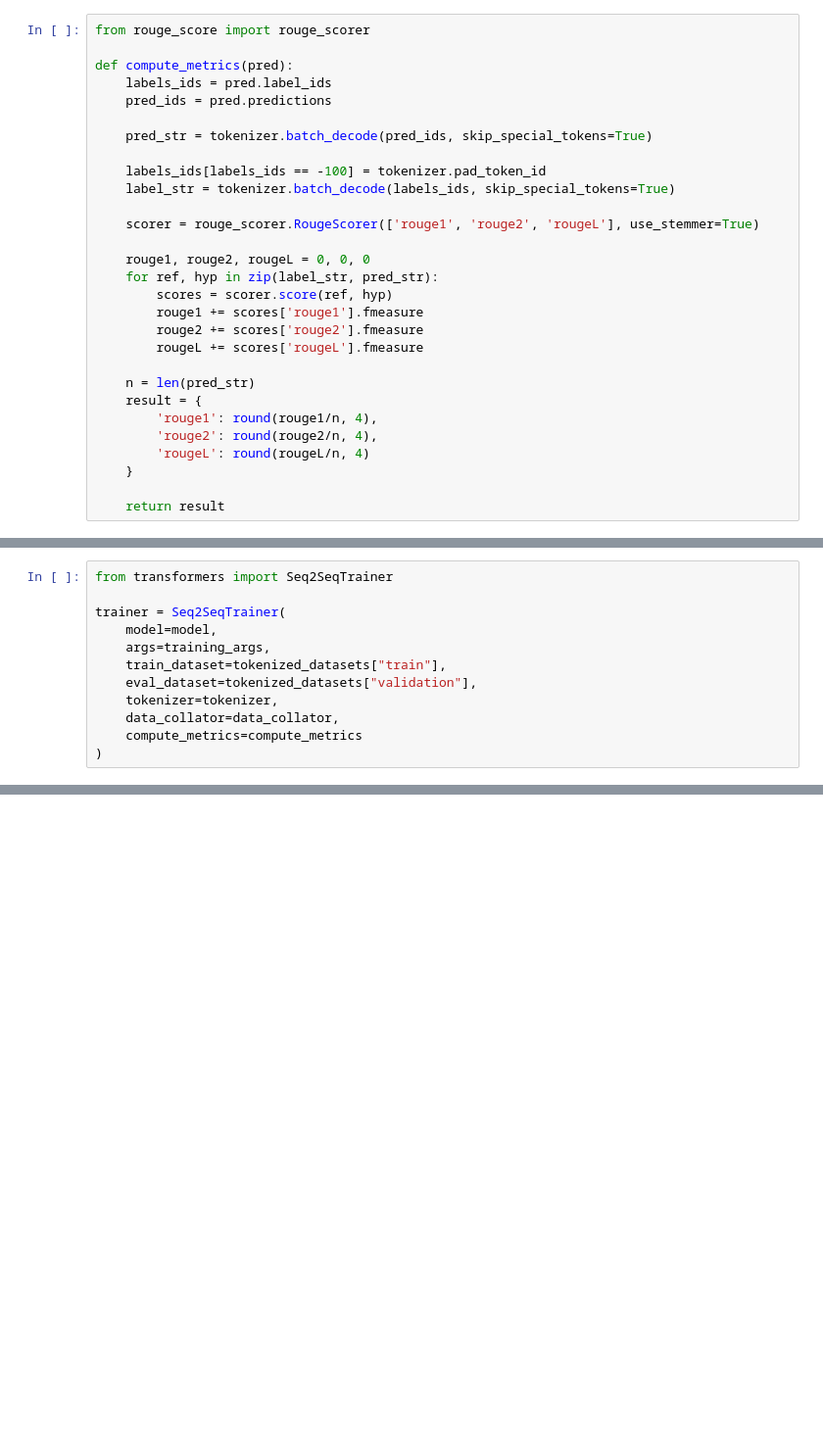
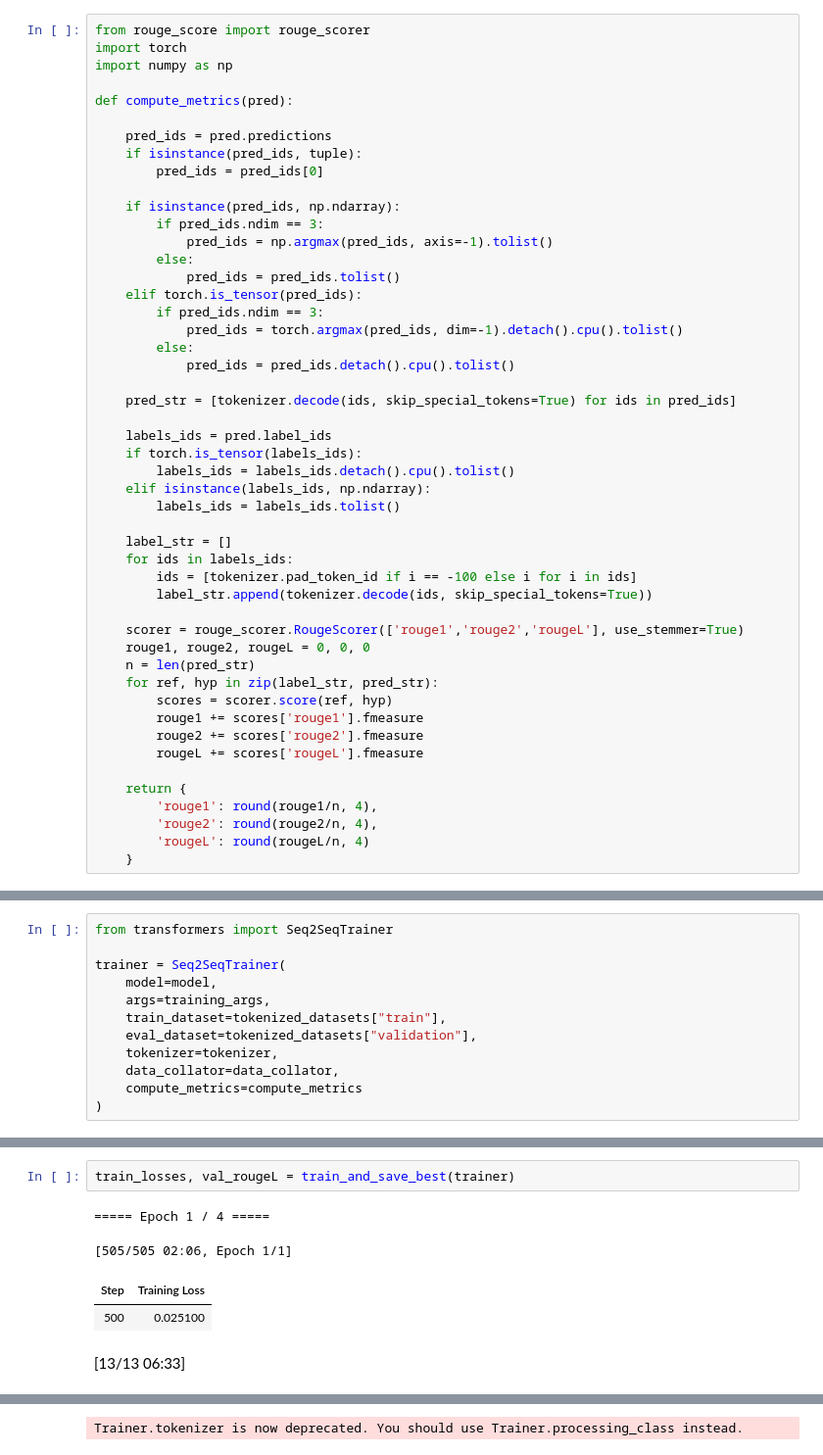
Before and after one commit to zubair-ui/Daily-Mail-Text-Summarization-using-Transformers, a Jupyter notebook: text-summarization-using-transformers.ipynb, the cells around one changed output, grey strips where cells are left out. Shown at 98% size. Cells and saved outputs as stored; diff of their text form; blank space fills up the shorter version.

```diff
--- a/text-summarization-using-transformers.ipynb
+++ b/text-summarization-using-transformers.ipynb
@@ -255,33 +240,53 @@ To disable this warning, you can either:
   Building wheel for rouge-score (setup.py) ... done
 # %%
 from rouge_score import rouge_scorer
+import torch
+import numpy as np
 
 def compute_metrics(pred):
+
+    pred_ids = pred.predictions
+    if isinstance(pred_ids, tuple):
+        pred_ids = pred_ids[0]
+
+    if isinstance(pred_ids, np.ndarray):
+        if pred_ids.ndim == 3:
+            pred_ids = np.argmax(pred_ids, axis=-1).tolist()
+        else:
+            pred_ids = pred_ids.tolist()
+    elif torch.is_tensor(pred_ids):
+        if pred_ids.ndim == 3:
+            pred_ids = torch.argmax(pred_ids, dim=-1).detach().cpu().tolist()
+        else:
+            pred_ids = pred_ids.detach().cpu().tolist()
+
+    pred_str = [tokenizer.decode(ids, skip_special_tokens=True) for ids in pred_ids]
+
     labels_ids = pred.label_ids
-    pred_ids = pred.predictions
+    if torch.is_tensor(labels_ids):
+        labels_ids = labels_ids.detach().cpu().tolist()
+    elif isinstance(labels_ids, np.ndarray):
+        labels_ids = labels_ids.tolist()
 
-    pred_str = tokenizer.batch_decode(pred_ids, skip_special_tokens=True)
+    label_str = []
+    for ids in labels_ids:
+        ids = [tokenizer.pad_token_id if i == -100 else i for i in ids]
+        label_str.append(tokenizer.decode(ids, skip_special_tokens=True))
 
-    labels_ids[labels_ids == -100] = tokenizer.pad_token_id
-    label_str = tokenizer.batch_decode(labels_ids, skip_special_tokens=True)
-
-    scorer = rouge_scorer.RougeScorer(['rouge1', 'rouge2', 'rougeL'], use_stemmer=True)
-
+    scorer = rouge_scorer.RougeScorer(['rouge1','rouge2','rougeL'], use_stemmer=True)
     rouge1, rouge2, rougeL = 0, 0, 0
+    n = len(pred_str)
     for ref, hyp in zip(label_str, pred_str):
         scores = scorer.score(ref, hyp)
         rouge1 += scores['rouge1'].fmeasure
         rouge2 += scores['rouge2'].fmeasure
         rougeL += scores['rougeL'].fmeasure
 
-    n = len(pred_str)
-    result = {
+    return {
         'rouge1': round(rouge1/n, 4),
         'rouge2': round(rouge2/n, 4),
         'rougeL': round(rougeL/n, 4)
     }
-
-    return result
 # %% [markdown]
 ### 7.2 Initialize the Trainer
 # %%
@@ -298,0 +360,8 @@ trainer = Seq2SeqTrainer(
+# %%
+train_losses, val_rougeL = train_and_save_best(trainer)
+# %% [output]
+===== Epoch 1 / 4 =====
+[505/505 02:06, Epoch 1/1]
+| Step | Training Loss |
+| 500 | 0.025100 |
+[13/13 06:33]
@@ -298,0 +369 @@ trainer = Seq2SeqTrainer(
+Trainer.tokenizer is now deprecated. You should use Trainer.processing_class instead.
```
Also changed, not shown: parts of 14 cells of this notebook.
